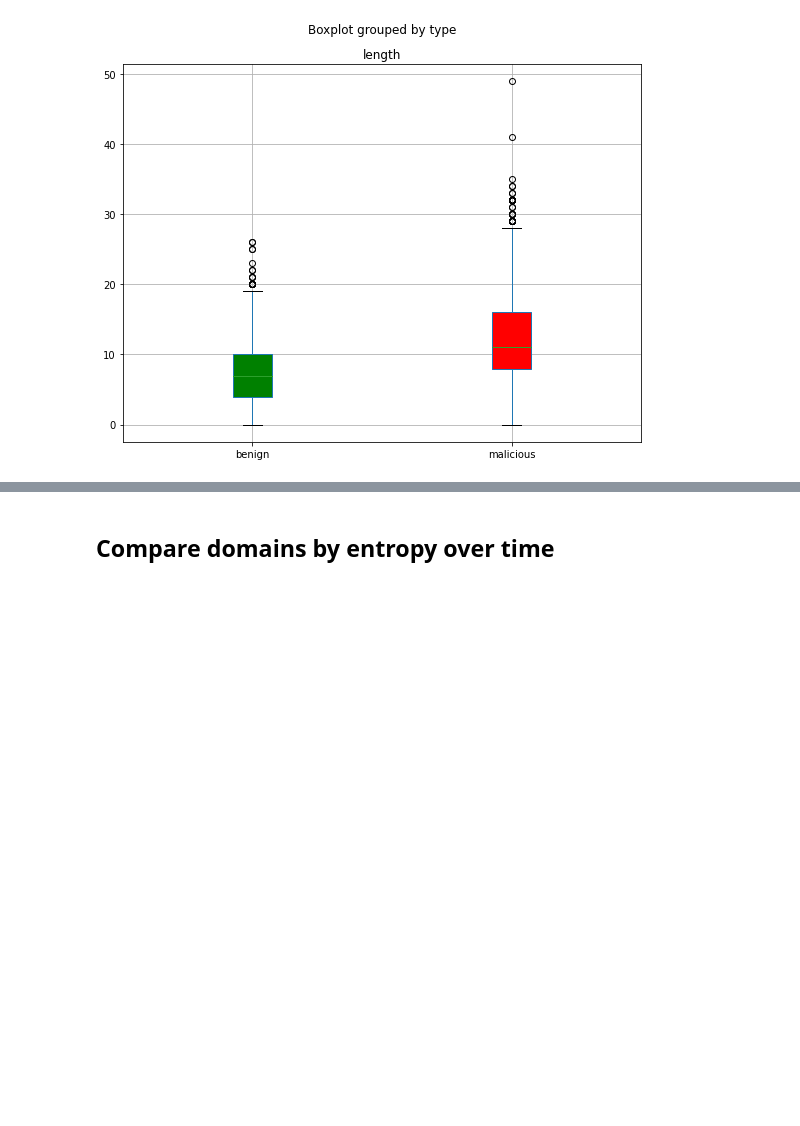
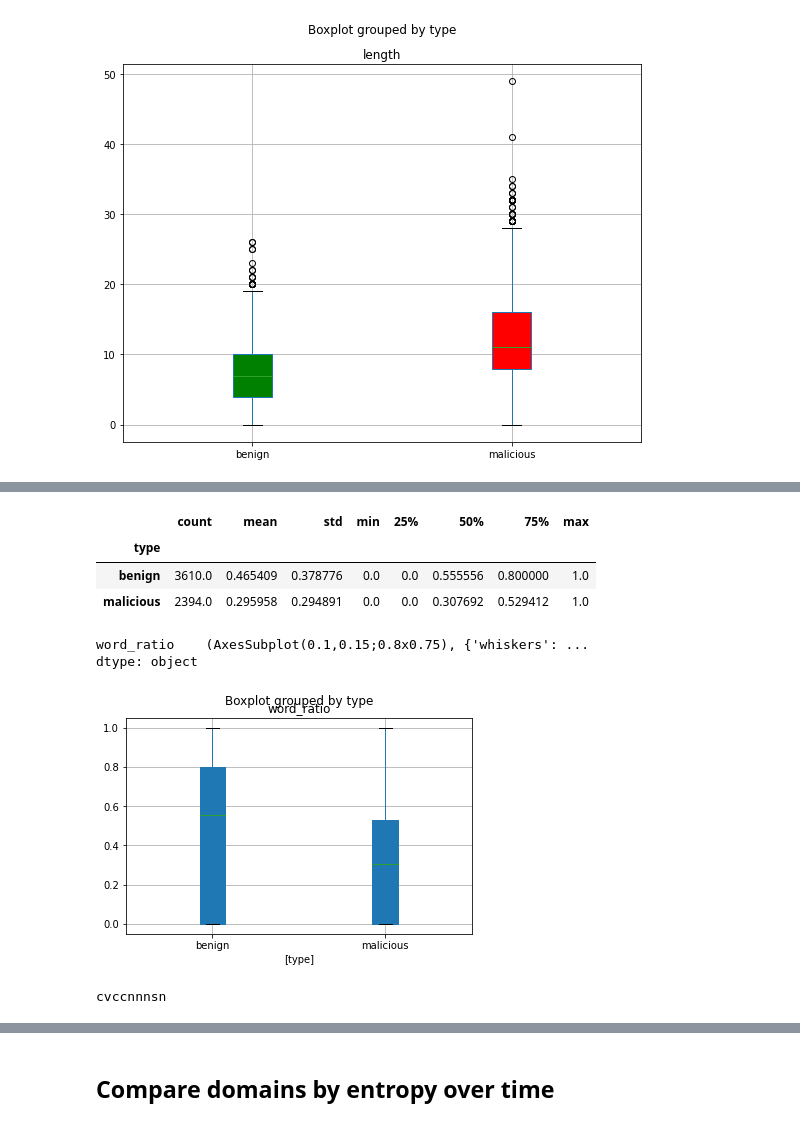
Before and after one commit to erodium/artemis, a Jupyter notebook: notebooks/kevin-eda.ipynb, the cells around one changed output, grey strips where cells are left out. Cells and saved outputs as stored; diff of their text form; code cells hidden in the pictures; blank space fills up the shorter version.

```diff
--- a/notebooks/kevin-eda.ipynb
+++ b/notebooks/kevin-eda.ipynb
@@ -737,0 +823,2 @@ Text(0, 0.5, 'Domain Entropy')
+# %%
+combined_domain_df['word_ratio'] = combined_domain_df['word_count'] / combined_domain_df['length']
@@ -737,0 +841,17 @@ Text(0, 0.5, 'Domain Entropy')
+# %%
+combined_domain_df.groupby('type')['word_ratio'].describe()
+# %% [output]
+|  | count | mean | std | min | 25% | 50% | 75% | max |
+| type |  |  |  |  |  |  |  |  |
+| benign | 3610.0 | 0.465409 | 0.378776 | 0.0 | 0.0 | 0.555556 | 0.800000 | 1.0 |
+| malicious | 2394.0 | 0.295958 | 0.294891 | 0.0 | 0.0 | 0.307692 | 0.529412 | 1.0 |
+# %%
+combined_domain_df[['type', 'word_ratio']].boxplot(
+    by="type", figsize=(6,4),
+    return_type='both',
+    patch_artist = True
+)
+# %% [output]
+word_ratio    (AxesSubplot(0.1,0.15;0.8x0.75), {'whiskers': ...
+dtype: object
+[figure, added]
@@ -737,0 +878,4 @@ Text(0, 0.5, 'Domain Entropy')
+# %%
+print(mask_string("test123-4"))
+# %% [output]
+cvccnnnsn
```
Also changed, not shown: parts of 40 cells of this notebook, 1 other file.
